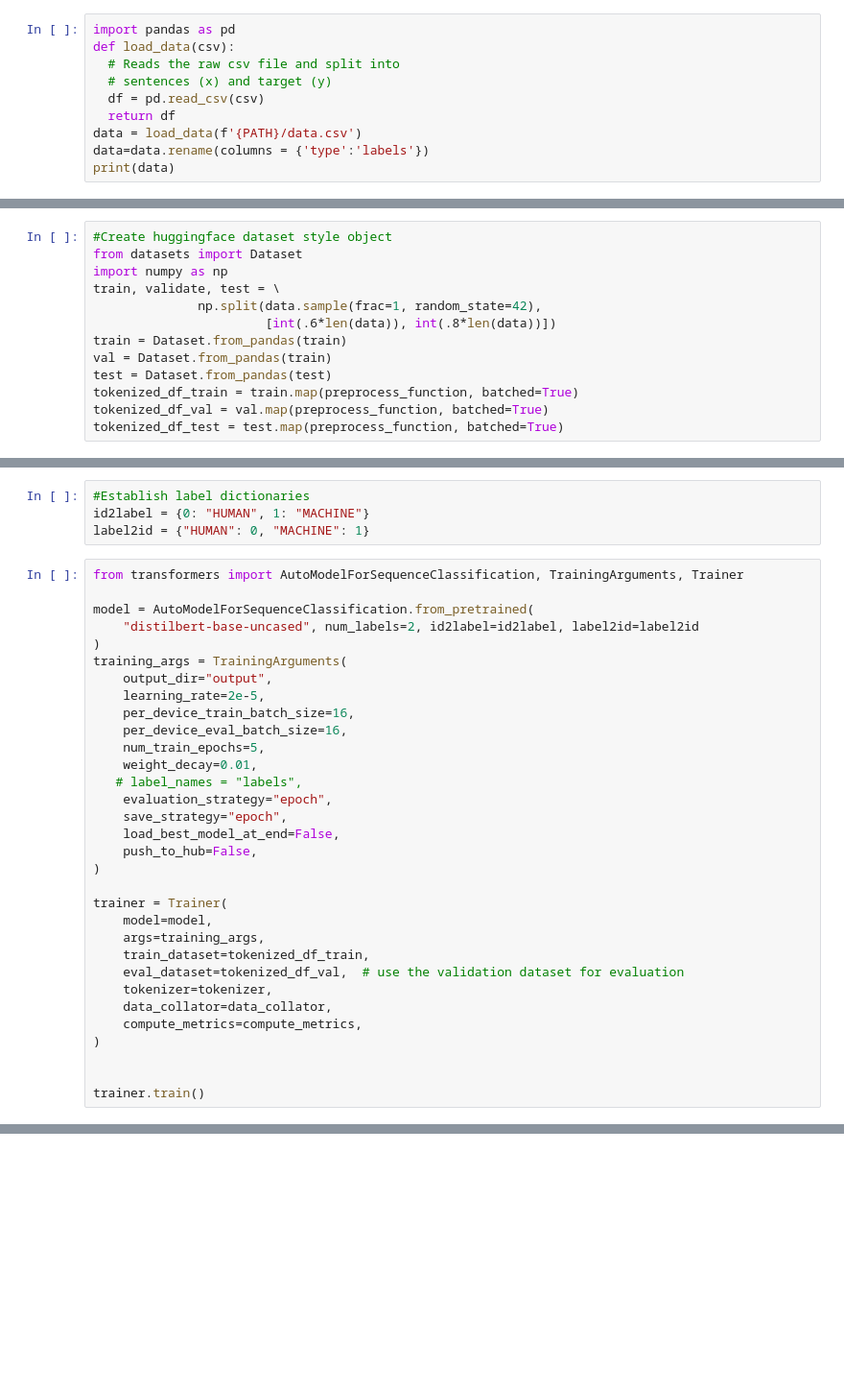
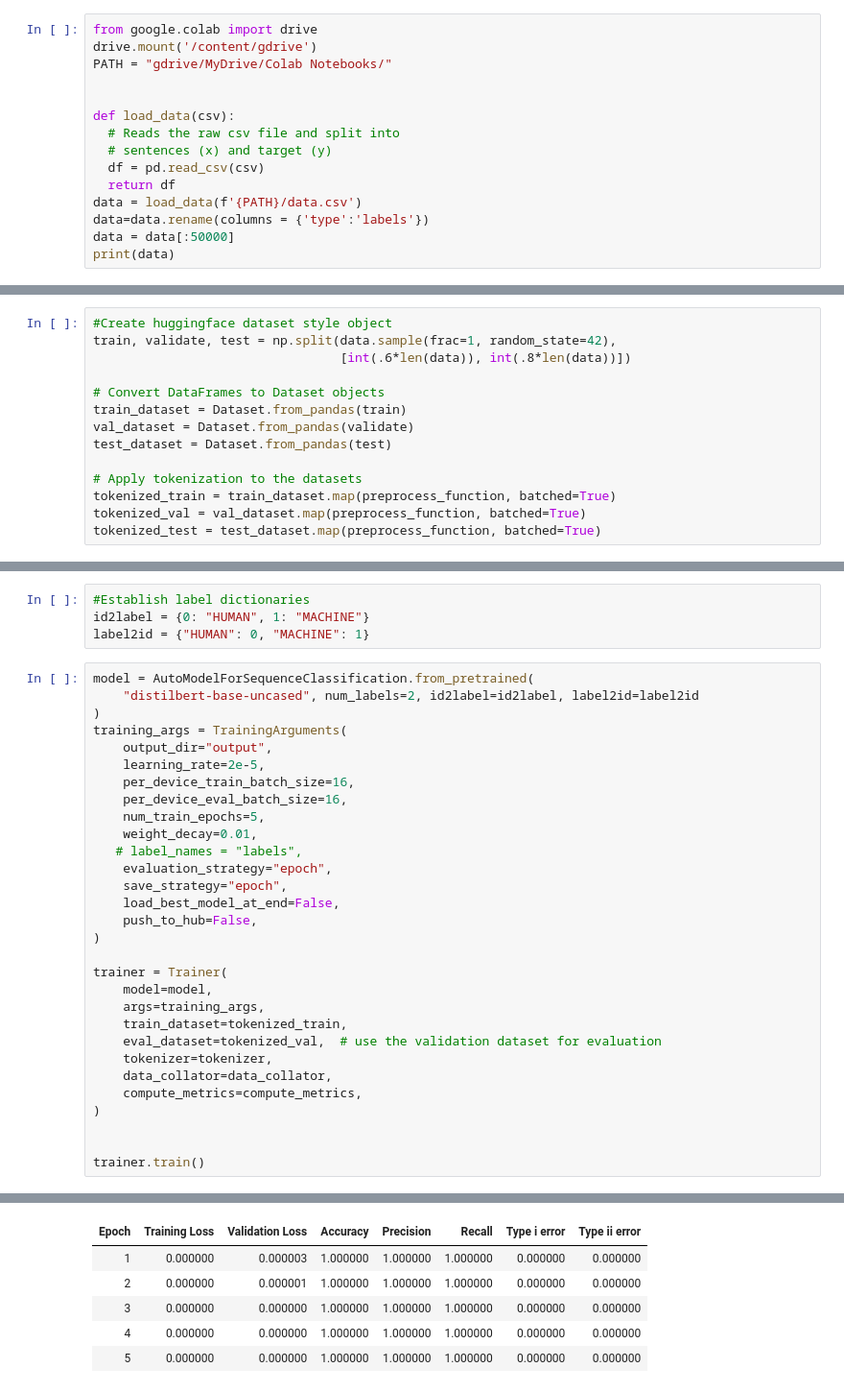
Before and after one commit to Wesley-Janson/transformers_for_human_vs_ai_text_identification, a Jupyter notebook: bert_most_recent.ipynb, the cells around one changed output, grey strips where cells are left out. Shown at 96% size. Cells and saved outputs as stored; diff of their text form; blank space fills up the shorter version.

```diff
--- a/bert_most_recent.ipynb
+++ b/bert_most_recent.ipynb
@@ -28,6 +22,10 @@ from transformers import AutoTokenizer
 tokenizer = AutoTokenizer.from_pretrained("distilbert-base-uncased")
 # %%
-import pandas as pd
+from google.colab import drive
+drive.mount('/content/gdrive')
+PATH = "gdrive/MyDrive/Colab Notebooks/"
+
+
 def load_data(csv):
   # Reads the raw csv file and split into
   # sentences (x) and target (y)
@@ -35,5 +33,6 @@ def load_data(csv):
   return df
 data = load_data(f'{PATH}/data.csv')
 data=data.rename(columns = {'type':'labels'})
+data = data[:50000]
 print(data)
 # %% [output]
@@ -60,16 +59,17 @@ def preprocess_function(examples):
     return tokenizer(examples["intro"], truncation=True)
 # %%
 #Create huggingface dataset style object
-from datasets import Dataset
-import numpy as np
-train, validate, test = \
-              np.split(data.sample(frac=1, random_state=42),
-                       [int(.6*len(data)), int(.8*len(data))])
-train = Dataset.from_pandas(train)
-val = Dataset.from_pandas(train)
-test = Dataset.from_pandas(test)
-tokenized_df_train = train.map(preprocess_function, batched=True)
-tokenized_df_val = val.map(preprocess_function, batched=True)
-tokenized_df_test = test.map(preprocess_function, batched=True)
+train, validate, test = np.split(data.sample(frac=1, random_state=42),
+                                 [int(.6*len(data)), int(.8*len(data))])
+
+# Convert DataFrames to Dataset objects
+train_dataset = Dataset.from_pandas(train)
+val_dataset = Dataset.from_pandas(validate)
+test_dataset = Dataset.from_pandas(test)
+
+# Apply tokenization to the datasets
+tokenized_train = train_dataset.map(preprocess_function, batched=True)
+tokenized_val = val_dataset.map(preprocess_function, batched=True)
+tokenized_test = test_dataset.map(preprocess_function, batched=True)
 # %%
 #Create data collator for feeding into model
@@ -103,8 +99,6 @@ def compute_metrics(eval_pred):
 id2label = {0: "HUMAN", 1: "MACHINE"}
 label2id = {"HUMAN": 0, "MACHINE": 1}
 # %%
-from transformers import AutoModelForSequenceClassification, TrainingArguments, Trainer
-
 model = AutoModelForSequenceClassification.from_pretrained(
     "distilbert-base-uncased", num_labels=2, id2label=id2label, label2id=label2id
 )
@@ -125,8 +119,8 @@ training_args = TrainingArguments(
 trainer = Trainer(
     model=model,
     args=training_args,
-    train_dataset=tokenized_df_train,
-    eval_dataset=tokenized_df_val,  # use the validation dataset for evaluation
+    train_dataset=tokenized_train,
+    eval_dataset=tokenized_val,  # use the validation dataset for evaluation
     tokenizer=tokenizer,
     data_collator=data_collator,
     compute_metrics=compute_metrics,
@@ -138,0 +139,6 @@ NameError: ignored
+| Epoch | Training Loss | Validation Loss | Accuracy | Precision | Recall | Type i error | Type ii error |
+| 1 | 0.000000 | 0.000003 | 1.000000 | 1.000000 | 1.000000 | 0.000000 | 0.000000 |
+| 2 | 0.000000 | 0.000001 | 1.000000 | 1.000000 | 1.000000 | 0.000000 | 0.000000 |
+| 3 | 0.000000 | 0.000000 | 1.000000 | 1.000000 | 1.000000 | 0.000000 | 0.000000 |
+| 4 | 0.000000 | 0.000000 | 1.000000 | 1.000000 | 1.000000 | 0.000000 | 0.000000 |
+| 5 | 0.000000 | 0.000000 | 1.000000 | 1.000000 | 1.000000 | 0.000000 | 0.000000 |
```
Also changed, not shown: parts of 12 cells of this notebook.
